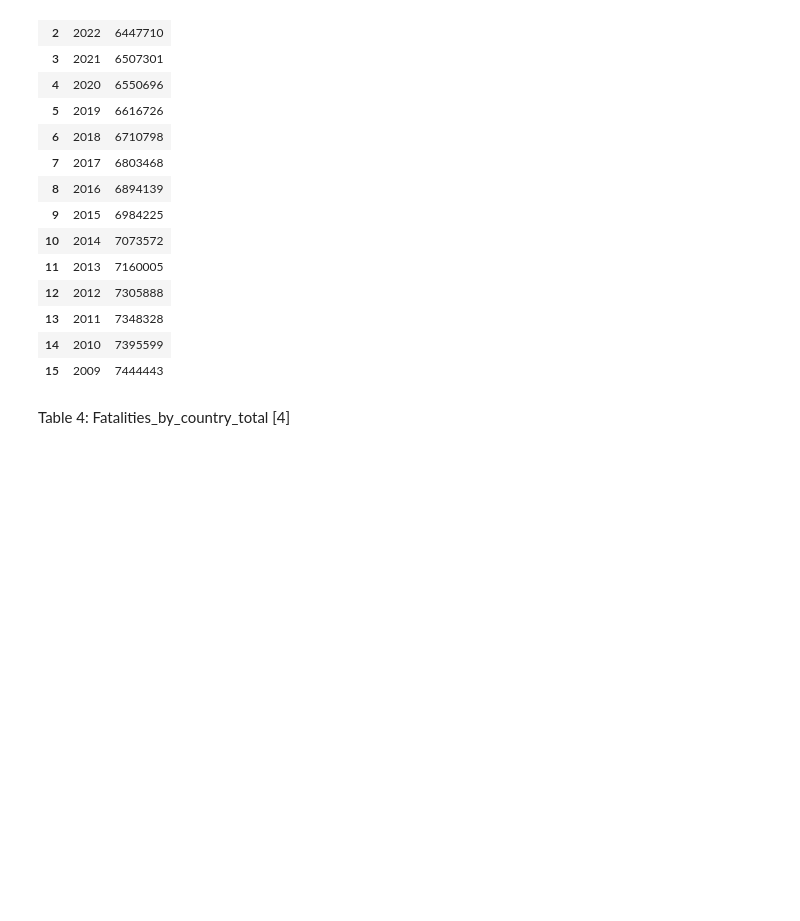
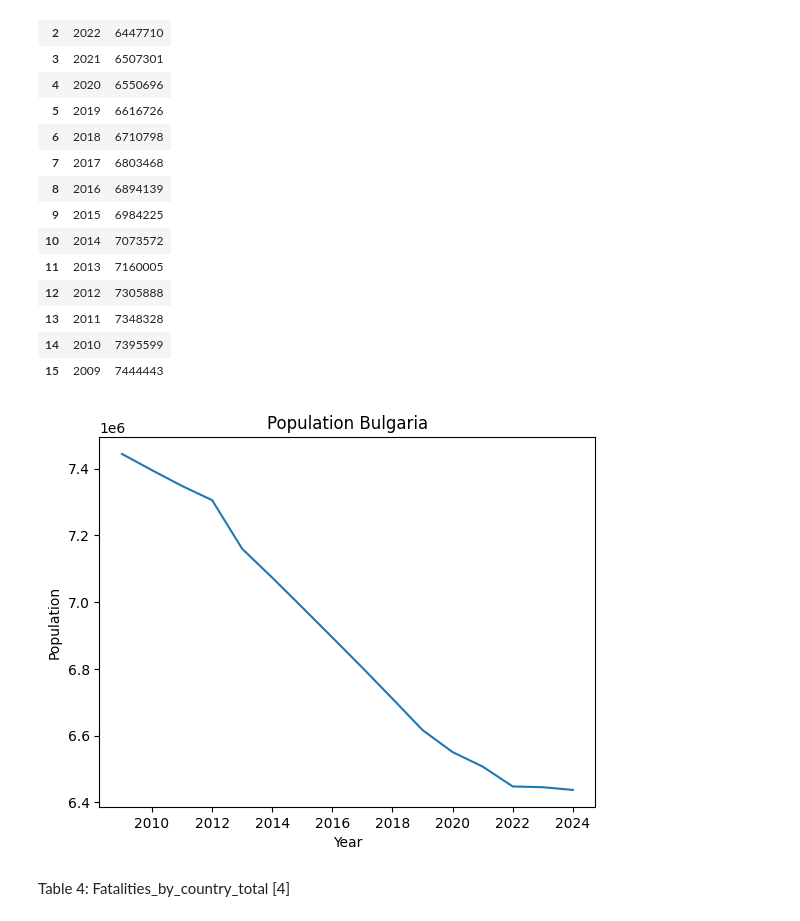
Before and after one commit to borisyotsov/Road-Safety-in-Bulgaria-Impact-of-Traffic-and-Infrastructure-on-Accident-Rates, a Jupyter notebook: Road_Safety_Project.ipynb, the cells around one changed output. Saved outputs shown, nothing was run; the diff lists cells and outputs as text; code cells hidden in the pictures; blank space fills up the shorter version.

```diff
--- a/Road_Safety_Project.ipynb
+++ b/Road_Safety_Project.ipynb
@@ -280,6 +290,16 @@ Population_bg_2009_2024
 | 13 | 2011 | 7348328 |
 | 14 | 2010 | 7395599 |
 | 15 | 2009 | 7444443 |
+# %%
+plt.plot(Population_bg_2009_2024["Year"], Population_bg_2009_2024["Total"])
+
+plt.xlabel("Year")
+plt.ylabel("Population")
+plt.title("Population Bulgaria")
+
+plt.show()
+# %% [output]
+[figure, added]
 # %% [markdown]
 Table 4: Fatalities_by_country_total [4]
 # %%
```
Also changed, not shown: parts of 5 cells of this notebook.
